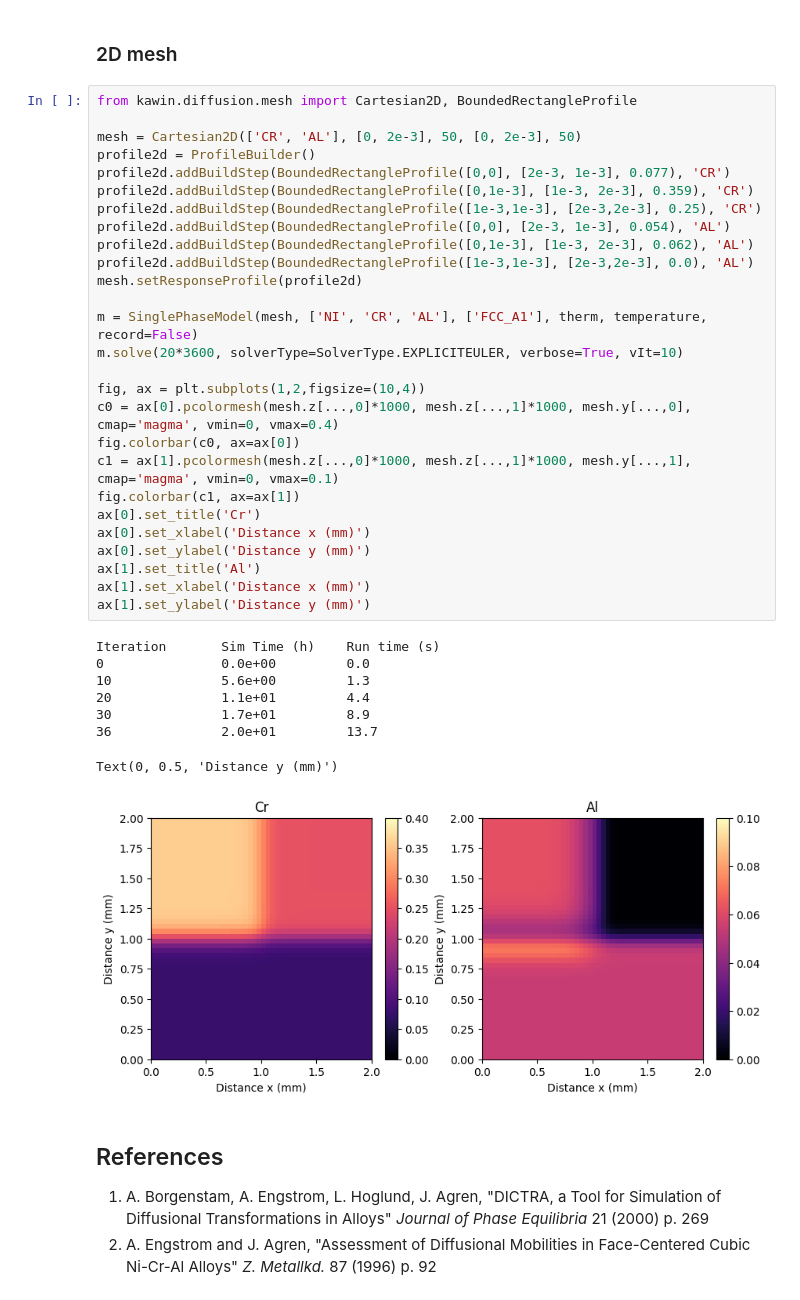
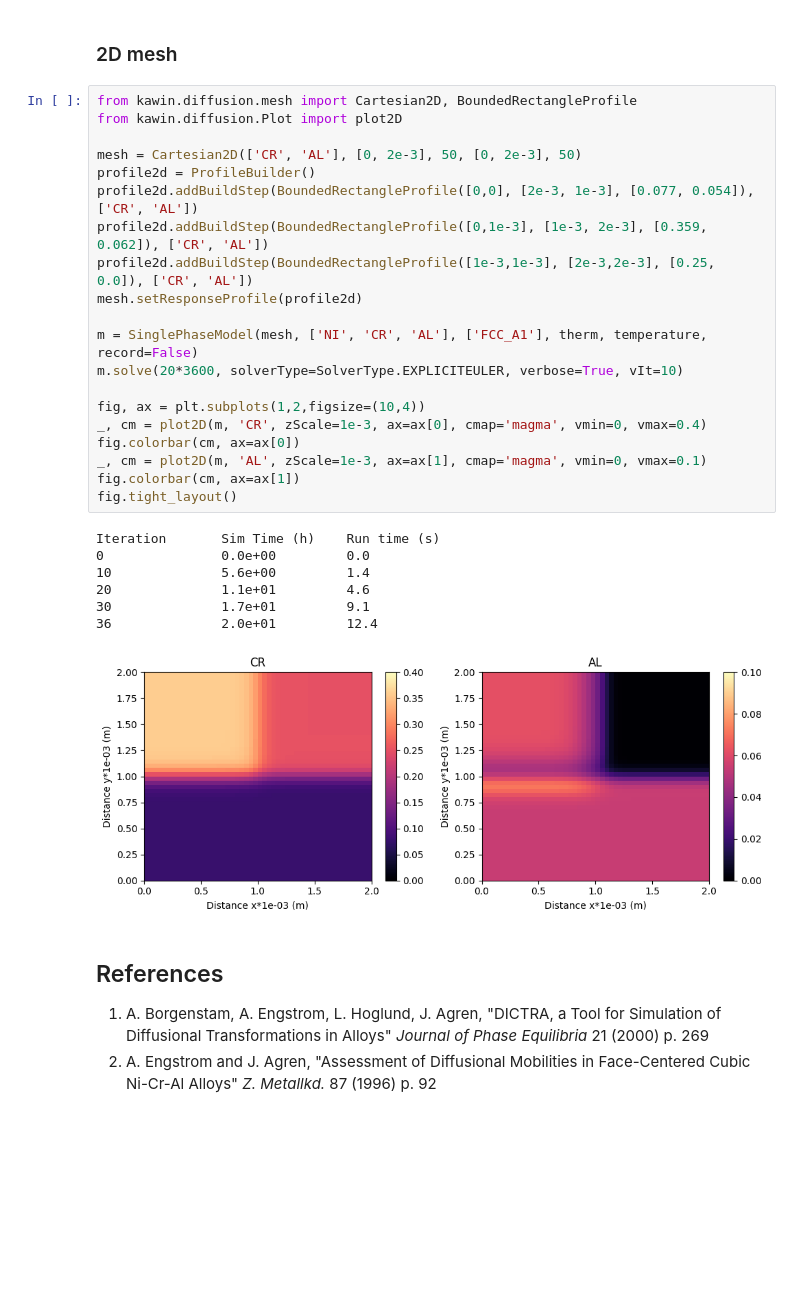
Before and after one commit to materialsgenomefoundation/kawin, a Jupyter notebook: examples/06_Single_Phase_Diffusion.ipynb, the cells around one changed output. Cells and saved outputs as stored; diff of their text form; blank space fills up the shorter version.

Commit message:
simplify profile building API and redo diffusion plotting

```diff
--- a/examples/06_Single_Phase_Diffusion.ipynb
+++ b/examples/06_Single_Phase_Diffusion.ipynb
@@ -173,40 +146,32 @@ Iteration       Sim Time (h)    Run time (s)
 ### 2D mesh
 # %%
 from kawin.diffusion.mesh import Cartesian2D, BoundedRectangleProfile
+from kawin.diffusion.Plot import plot2D
 
 mesh = Cartesian2D(['CR', 'AL'], [0, 2e-3], 50, [0, 2e-3], 50)
 profile2d = ProfileBuilder()
-profile2d.addBuildStep(BoundedRectangleProfile([0,0], [2e-3, 1e-3], 0.077), 'CR')
-profile2d.addBuildStep(BoundedRectangleProfile([0,1e-3], [1e-3, 2e-3], 0.359), 'CR')
-profile2d.addBuildStep(BoundedRectangleProfile([1e-3,1e-3], [2e-3,2e-3], 0.25), 'CR')
-profile2d.addBuildStep(BoundedRectangleProfile([0,0], [2e-3, 1e-3], 0.054), 'AL')
-profile2d.addBuildStep(BoundedRectangleProfile([0,1e-3], [1e-3, 2e-3], 0.062), 'AL')
-profile2d.addBuildStep(BoundedRectangleProfile([1e-3,1e-3], [2e-3,2e-3], 0.0), 'AL')
+profile2d.addBuildStep(BoundedRectangleProfile([0,0], [2e-3, 1e-3], [0.077, 0.054]), ['CR', 'AL'])
+profile2d.addBuildStep(BoundedRectangleProfile([0,1e-3], [1e-3, 2e-3], [0.359, 0.062]), ['CR', 'AL'])
+profile2d.addBuildStep(BoundedRectangleProfile([1e-3,1e-3], [2e-3,2e-3], [0.25, 0.0]), ['CR', 'AL'])
 mesh.setResponseProfile(profile2d)
 
 m = SinglePhaseModel(mesh, ['NI', 'CR', 'AL'], ['FCC_A1'], therm, temperature, record=False)
 m.solve(20*3600, solverType=SolverType.EXPLICITEULER, verbose=True, vIt=10)
 
 fig, ax = plt.subplots(1,2,figsize=(10,4))
-c0 = ax[0].pcolormesh(mesh.z[...,0]*1000, mesh.z[...,1]*1000, mesh.y[...,0], cmap='magma', vmin=0, vmax=0.4)
-fig.colorbar(c0, ax=ax[0])
-c1 = ax[1].pcolormesh(mesh.z[...,0]*1000, mesh.z[...,1]*1000, mesh.y[...,1], cmap='magma', vmin=0, vmax=0.1)
-fig.colorbar(c1, ax=ax[1])
-ax[0].set_title('Cr')
-ax[0].set_xlabel('Distance x (mm)')
-ax[0].set_ylabel('Distance y (mm)')
-ax[1].set_title('Al')
-ax[1].set_xlabel('Distance x (mm)')
-ax[1].set_ylabel('Distance y (mm)')
+_, cm = plot2D(m, 'CR', zScale=1e-3, ax=ax[0], cmap='magma', vmin=0, vmax=0.4)
+fig.colorbar(cm, ax=ax[0])
+_, cm = plot2D(m, 'AL', zScale=1e-3, ax=ax[1], cmap='magma', vmin=0, vmax=0.1)
+fig.colorbar(cm, ax=ax[1])
+fig.tight_layout()
 # %% [output]
 Iteration       Sim Time (h)    Run time (s)
 0               0.0e+00         0.0
-10              5.6e+00         1.3
-20              1.1e+01         4.4
-30              1.7e+01         8.9
-36              2.0e+01         13.7
+10              5.6e+00         1.4
+20              1.1e+01         4.6
+30              1.7e+01         9.1
+36              2.0e+01         12.4
-Text(0, 0.5, 'Distance y (mm)')
-[figure, old version]
+[figure, new version]
 # %% [markdown]
 ## References
 
```
Also changed, not shown: parts of 6 cells of this notebook, 5 other files.
